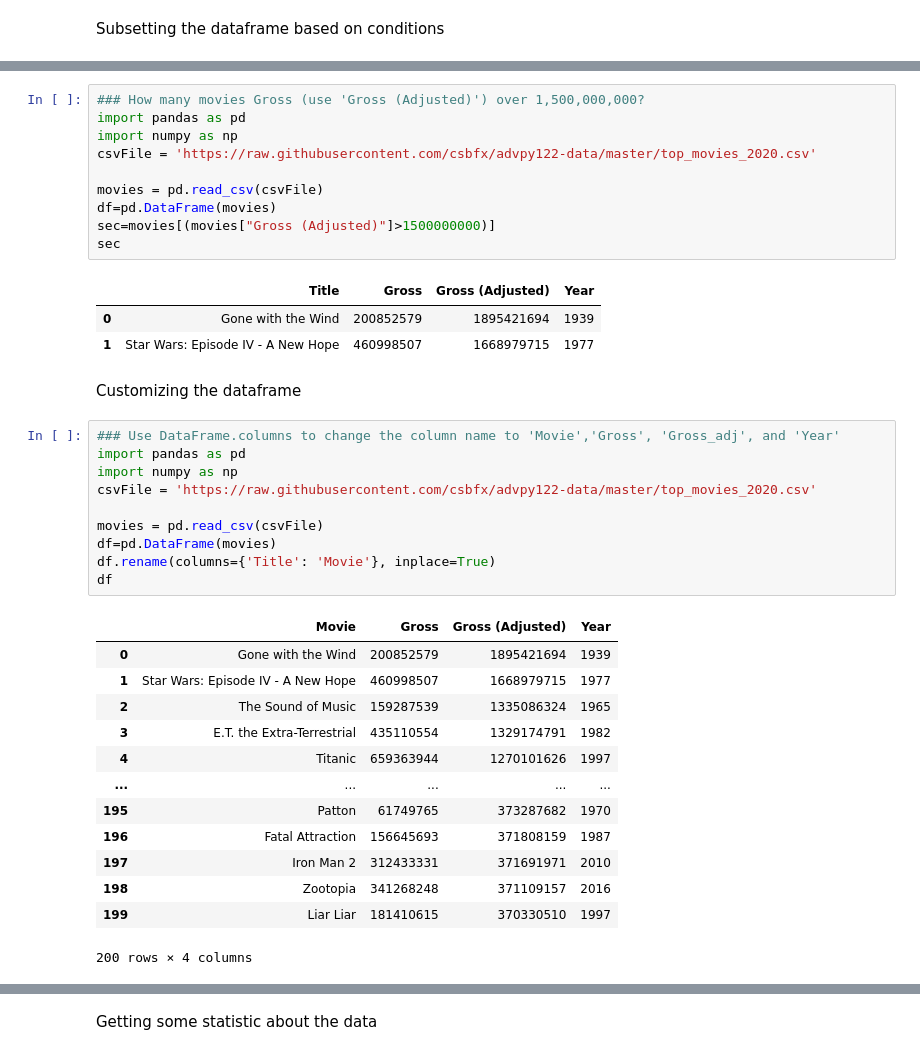
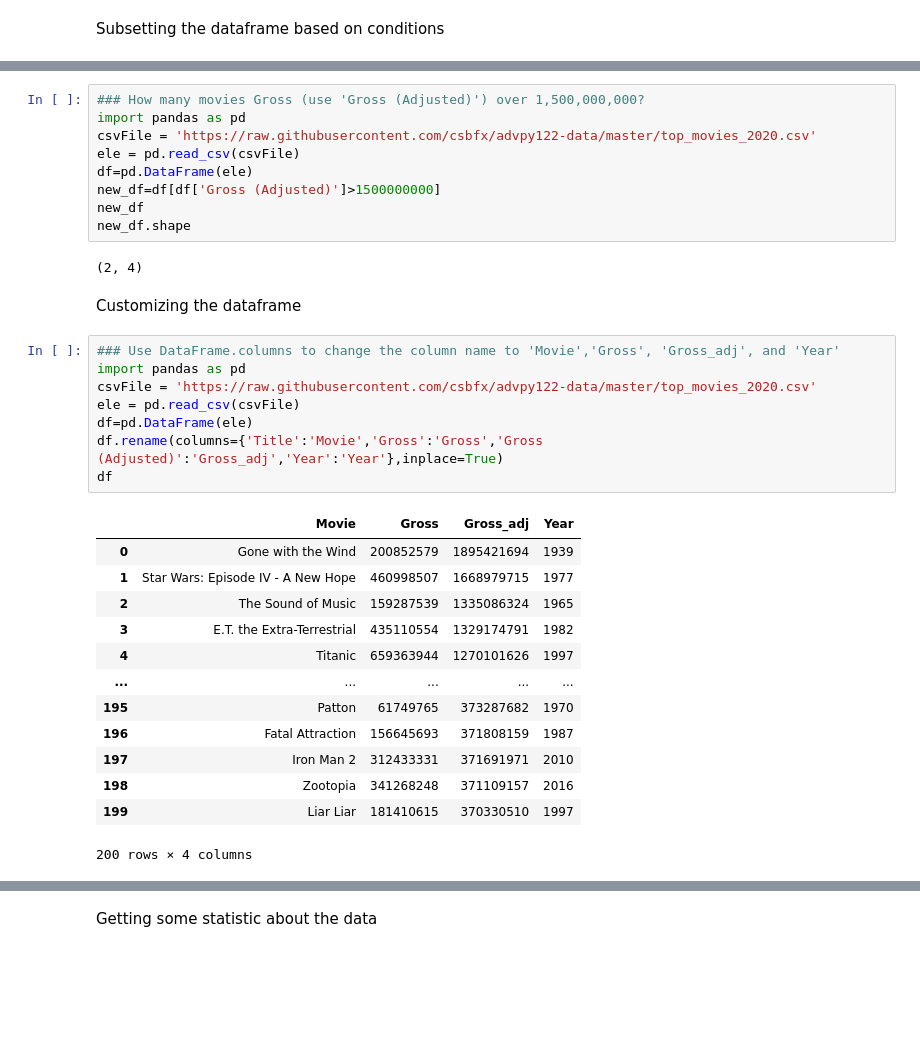
Before and after one commit to Soundarya0512/A1_Python-Review-, a Jupyter notebook: Module02_Data-exploration/Colab_A7_data_explore.ipynb, the cells around one changed output, grey strips where cells are left out. Drawn from its saved outputs; the diff is of its cells as text; blank space fills up the shorter version.

```diff
--- a/Module02_Data-exploration/Colab_A7_data_explore.ipynb
+++ b/Module02_Data-exploration/Colab_A7_data_explore.ipynb
@@ -219,31 +170,26 @@ sec
 # %%
 ### How many movies Gross (use 'Gross (Adjusted)') over 1,500,000,000?
 import pandas as pd
-import numpy as np
 csvFile = 'https://raw.githubusercontent.com/csbfx/advpy122-data/master/top_movies_2020.csv'
-
-movies = pd.read_csv(csvFile)
-df=pd.DataFrame(movies)
-sec=movies[(movies["Gross (Adjusted)"]>1500000000)]
-sec
+ele = pd.read_csv(csvFile)
+df=pd.DataFrame(ele)
+new_df=df[df['Gross (Adjusted)']>1500000000]
+new_df
+new_df.shape
 # %% [output]
-|  | Title | Gross | Gross (Adjusted) | Year |
-| 0 | Gone with the Wind | 200852579 | 1895421694 | 1939 |
-| 1 | Star Wars: Episode IV - A New Hope | 460998507 | 1668979715 | 1977 |
+(2, 4)
 # %% [markdown]
 Customizing the dataframe
 # %%
 ### Use DataFrame.columns to change the column name to 'Movie','Gross', 'Gross_adj', and 'Year'
 import pandas as pd
-import numpy as np
 csvFile = 'https://raw.githubusercontent.com/csbfx/advpy122-data/master/top_movies_2020.csv'
-
-movies = pd.read_csv(csvFile)
-df=pd.DataFrame(movies)
-df.rename(columns={'Title': 'Movie'}, inplace=True)
+ele = pd.read_csv(csvFile)
+df=pd.DataFrame(ele)
+df.rename(columns={'Title':'Movie','Gross':'Gross','Gross (Adjusted)':'Gross_adj','Year':'Year'},inplace=True)
 df
 # %% [output]
-|  | Movie | Gross | Gross (Adjusted) | Year |
+|  | Movie | Gross | Gross_adj | Year |
 | 0 | Gone with the Wind | 200852579 | 1895421694 | 1939 |
 | 1 | Star Wars: Episode IV - A New Hope | 460998507 | 1668979715 | 1977 |
 | 2 | The Sound of Music | 159287539 | 1335086324 | 1965 |
```
Also changed, not shown: parts of 18 cells of this notebook.
